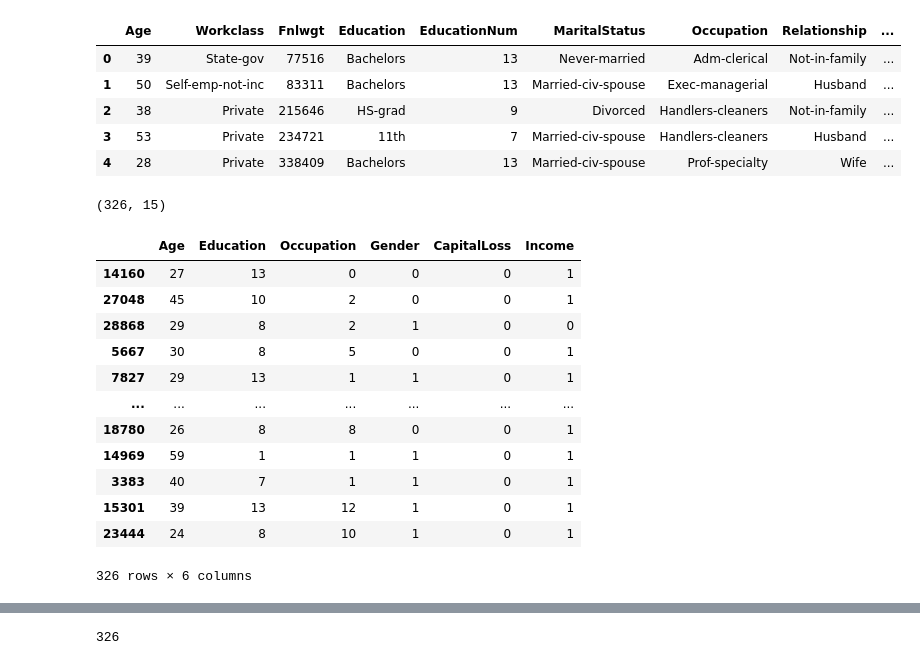
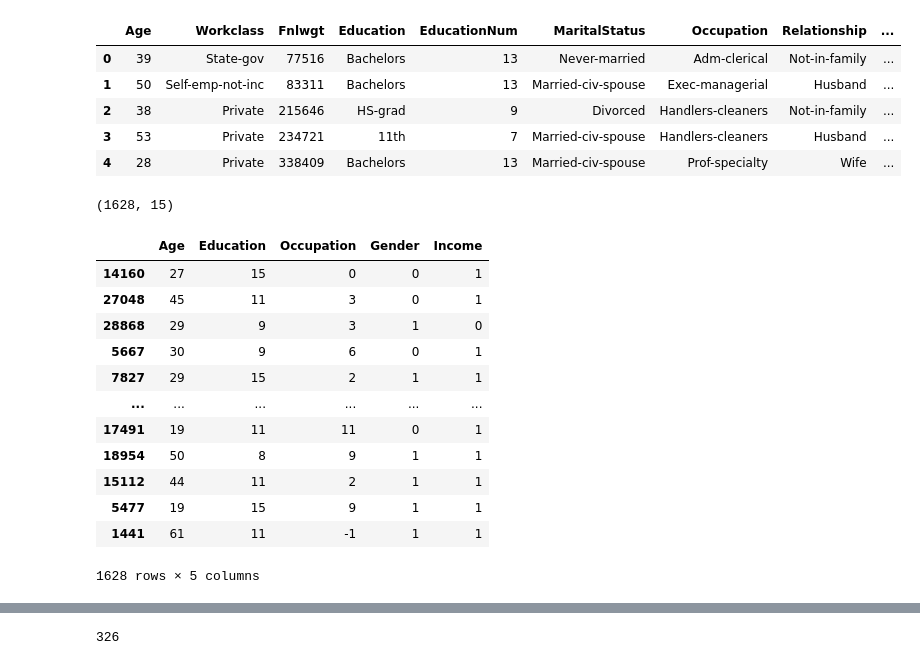
Before and after one commit to ssuihko/DPimplementation, a Jupyter notebook: hybridTree2019.ipynb, the cells around one changed output, grey strips where cells are left out. Drawn from its saved outputs; the diff is of its cells as text; code cells hidden in the pictures.

```diff
--- a/hybridTree2019.ipynb
+++ b/hybridTree2019.ipynb
@@ -603,10 +801,10 @@ us_adult_income.head()
 | 3 | 53 | Private | 234721 | 11th | 7 | Married-civ-spouse | Handlers-cleaners | Husband | ... |
 | 4 | 28 | Private | 338409 | Bachelors | 13 | Married-civ-spouse | Prof-specialty | Wife | ... |
 # %%
-adult2 = us_adult_income.sample(frac=0.01, random_state=42)
+adult2 = us_adult_income.sample(frac=0.05, random_state=42)
 adult2.shape
 # %% [output]
-(326, 15)
+(1628, 15)
 # %%
 adult25 = adult2.copy()
 adult25["Workclass"] = pd.Categorical(adult25["Workclass"])
@@ -633,19 +831,19 @@ adult25["Gender"] = adult25["Gender"].cat.codes
 adult25["Country"] = pd.Categorical(adult25["Country"])
 adult25["Country"] = adult25["Country"].cat.codes
 # %%
-adult23 = adult25[["Age", "Education", "Occupation", "Gender", "CapitalLoss", "Income"]]
+adult23 = adult25[["Age", "Education", "Occupation", "Gender", "Income"]]
 adult23
 # %% [output]
-|  | Age | Education | Occupation | Gender | CapitalLoss | Income |
-| 14160 | 27 | 13 | 0 | 0 | 0 | 1 |
-| 27048 | 45 | 10 | 2 | 0 | 0 | 1 |
-| 28868 | 29 | 8 | 2 | 1 | 0 | 0 |
-| 5667 | 30 | 8 | 5 | 0 | 0 | 1 |
-| 7827 | 29 | 13 | 1 | 1 | 0 | 1 |
-| ... | ... | ... | ... | ... | ... | ... |
-| 18780 | 26 | 8 | 8 | 0 | 0 | 1 |
-| 14969 | 59 | 1 | 1 | 1 | 0 | 1 |
-| 3383 | 40 | 7 | 1 | 1 | 0 | 1 |
-| 15301 | 39 | 13 | 12 | 1 | 0 | 1 |
-| 23444 | 24 | 8 | 10 | 1 | 0 | 1 |
+|  | Age | Education | Occupation | Gender | Income |
+| 14160 | 27 | 15 | 0 | 0 | 1 |
+| 27048 | 45 | 11 | 3 | 0 | 1 |
+| 28868 | 29 | 9 | 3 | 1 | 0 |
+| 5667 | 30 | 9 | 6 | 0 | 1 |
+| 7827 | 29 | 15 | 2 | 1 | 1 |
+| ... | ... | ... | ... | ... | ... |
+| 17491 | 19 | 11 | 11 | 0 | 1 |
+| 18954 | 50 | 8 | 9 | 1 | 1 |
+| 15112 | 44 | 11 | 2 | 1 | 1 |
+| 5477 | 19 | 15 | 9 | 1 | 1 |
+| 1441 | 61 | 11 | -1 | 1 | 1 |
-326 rows × 6 columns
+1628 rows × 5 columns
```
Also changed, not shown: parts of 45 cells of this notebook.
